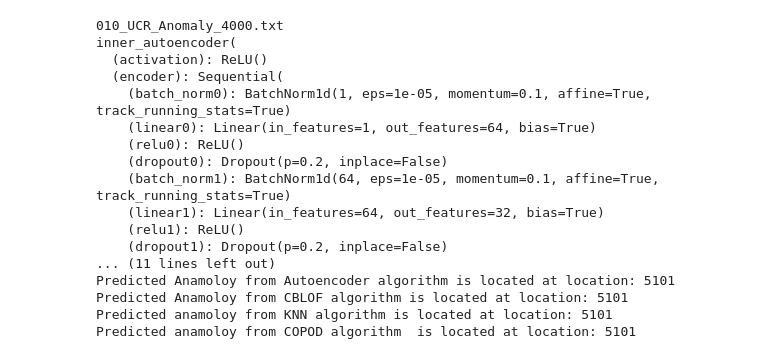
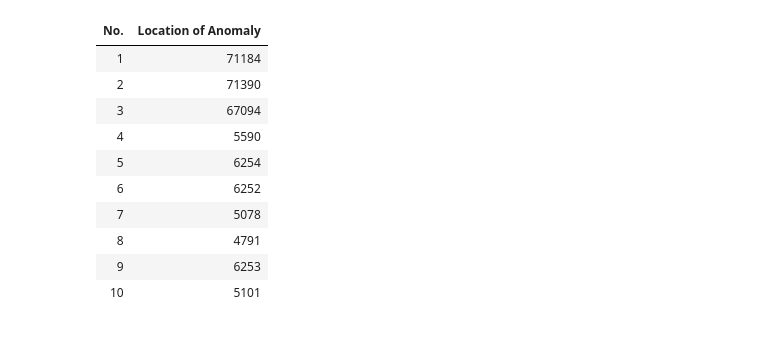
Before and after one commit to Pasindu19970808/Anomaly-Detection-Project, a Jupyter notebook: Detection.ipynb, the cells around one changed output. Saved outputs shown, nothing was run; the diff lists cells and outputs as text; code cells hidden in the pictures.

```diff
--- a/Detection.ipynb
+++ b/Detection.ipynb
@@ -119,18 +45,18 @@ Predicted anamoloy from COPOD algorithm  is located at location: 5101
 def train_models():
 
     # Autoencoder
-    anamoly_pos_autoenc, test_outlier_scores_autoenc = Detect_AE()
+    anamoly_pos_autoenc, test_outlier_scores_autoenc, prominence_score_autoenc = Detect_AE()
 
     # Cluster-based Local Outlier Factor
-    anamoly_pos_CBLOF, test_outlier_scores_CBLOF = Detect_CBLOF()
+    anamoly_pos_CBLOF, test_outlier_scores_CBLOF, prominence_score_CBLOF = Detect_CBLOF()
 
     # K-Nearest Neighbors
-    anamoly_pos_KNN, test_outlier_scores_KNN = Detect_KNN()
+    anamoly_pos_KNN, test_outlier_scores_KNN, prominence_score_KNN = Detect_KNN()
 
     # Copula-Based Outlier Detection
-    anamoly_pos_COPOD, test_outlier_scores_COPOD = Detect_COPOD()
+    anamoly_pos_COPOD, test_outlier_scores_COPOD, prominence_score_COPOD = Detect_COPOD()
 
-    return anamoly_pos_autoenc, anamoly_pos_CBLOF, anamoly_pos_KNN, anamoly_pos_COPOD
+    return anamoly_pos_autoenc, anamoly_pos_CBLOF, anamoly_pos_KNN, anamoly_pos_COPOD, prominence_score_autoenc, prominence_score_CBLOF, prominence_score_KNN, prominence_score_COPOD
 # %%
 def Detect_AE():
     # Implement algorithm #1 (Autoencoding)
@@ -218,36 +285,36 @@ def Detect_COPOD():
+# %%
+# Creation of final prediction file
+submission_file = pd.DataFrame()
+submission_file['No.'] = predictions['File Name'].str[:3].astype('int32')
+submission_file['Location of Anomaly'] = predictions['Predicted_prom']
+submission_file.style.hide_index()
+# %% [output]
+| No. | Location of Anomaly |
+| 1 | 71184 |
+| 2 | 71390 |
+| 3 | 67094 |
+| 4 | 5590 |
+| 5 | 6254 |
+| 6 | 6252 |
+| 7 | 5078 |
+| 8 | 4791 |
+| 9 | 6253 |
+| 10 | 5101 |
 # %%
 #### Below for development purposes ####
 print(file_name)
 
 # Autoencoder
-anamoly_pos_autoenc, test_outlier_scores_autoenc = Detect_AE()
+anamoly_pos_autoenc, test_outlier_scores_autoenc, prom_autoenc = Detect_AE()
 
 # Cluster-based Local Outlier Factor
-anamoly_pos_CBLOF, test_outlier_scores_CBLOF = Detect_CBLOF()
+anamoly_pos_CBLOF, test_outlier_scores_CBLOF, prom_CBLOF = Detect_CBLOF()
 
 # K-Nearest Neighbors
-anamoly_pos_KNN, test_outlier_scores_KNN = Detect_KNN()
+anamoly_pos_KNN, test_outlier_scores_KNN, prom_KNN = Detect_KNN()
 
 # Copula-Based Outlier Detection
-anamoly_pos_COPOD, test_outlier_scores_COPOD = Detect_COPOD()
+anamoly_pos_COPOD, test_outlier_scores_COPOD, prom_COPOD = Detect_COPOD()
-# %% [output]
-010_UCR_Anomaly_4000.txt
-inner_autoencoder(
-  (activation): ReLU()
-  (encoder): Sequential(
-    (batch_norm0): BatchNorm1d(1, eps=1e-05, momentum=0.1, affine=True, track_running_stats=True)
-    (linear0): Linear(in_features=1, out_features=64, bias=True)
-    (relu0): ReLU()
-    (dropout0): Dropout(p=0.2, inplace=False)
-    (batch_norm1): BatchNorm1d(64, eps=1e-05, momentum=0.1, affine=True, track_running_stats=True)
-    (linear1): Linear(in_features=64, out_features=32, bias=True)
-    (relu1): ReLU()
-    (dropout1): Dropout(p=0.2, inplace=False)
-... (11 lines left out)
-Predicted Anamoloy from Autoencoder algorithm is located at location: 5101
-Predicted Anamoloy from CBLOF algorithm is located at location: 5101
-Predicted anamoloy from KNN algorithm is located at location: 5101
-Predicted anamoloy from COPOD algorithm  is located at location: 5101
 # %%
 # Plot results
 plot_results(total, test_outlier_scores_autoenc, threshold, anamoly_pos_autoenc, "Auto Encoder Anomoly Scores", file_to_load)
```
Also changed, not shown: parts of 12 cells of this notebook.
